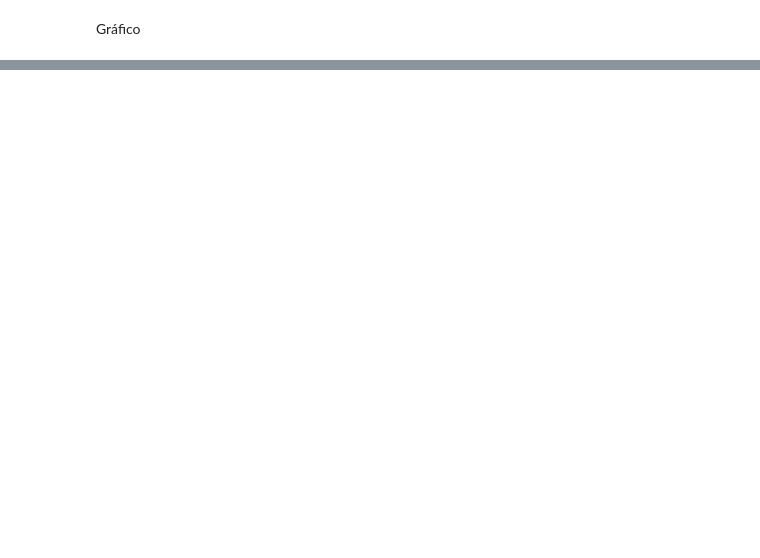
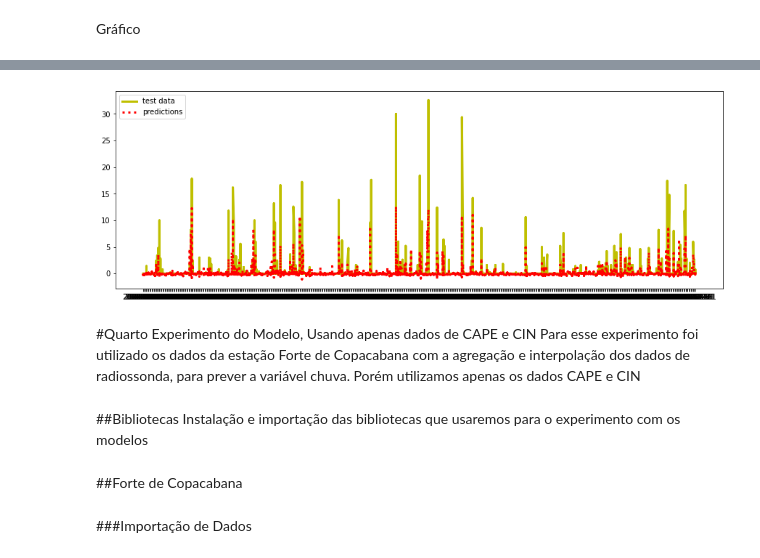
Before and after one commit to pedrojoaquim01/atmoseer, a Jupyter notebook: TCC_PedroCastro.ipynb, the cells around one changed output, grey strips where cells are left out. Saved outputs shown, nothing was run; the diff lists cells and outputs as text; code cells hidden in the pictures; blank space fills up the shorter version.

```diff
--- a/TCC_PedroCastro.ipynb
+++ b/TCC_PedroCastro.ipynb
@@ -1473,0 +2091,14 @@ fig.savefig('loss_plot.png', bbox_inches='tight')
+# %%
+fig, ax = plt.subplots(1, 1, figsize=(15, 5))
+ax.plot(test_df['DT_MEDICAO'], test_df['CHUVA'], lw=3, c='y', label='test data')
+ax.plot(test_df['DT_MEDICAO'], test_predictions, lw=3, c='r',linestyle = ':', label='predictions')
+ax.legend(loc="upper left")
+plt.show();
+# %% [output]
+[figure, added]
+# %% [markdown]
+#Quarto Experimento do Modelo, Usando apenas dados de CAPE e CIN
+Para esse experimento foi utilizado os dados da estação Forte de Copacabana com a agregação e interpolação dos dados de radiossonda, para prever a variável chuva. Porém utilizamos apenas os dados CAPE e CIN
+# %% [markdown]
+##Bibliotecas
+Instalação e importação das bibliotecas que usaremos para o experimento com os modelos
@@ -1473,0 +2120,4 @@ fig.savefig('loss_plot.png', bbox_inches='tight')
+# %% [markdown]
+##Forte de Copacabana
+# %% [markdown]
+###Importação de Dados
```
Also changed, not shown: parts of 104 cells of this notebook, 3 other files.
